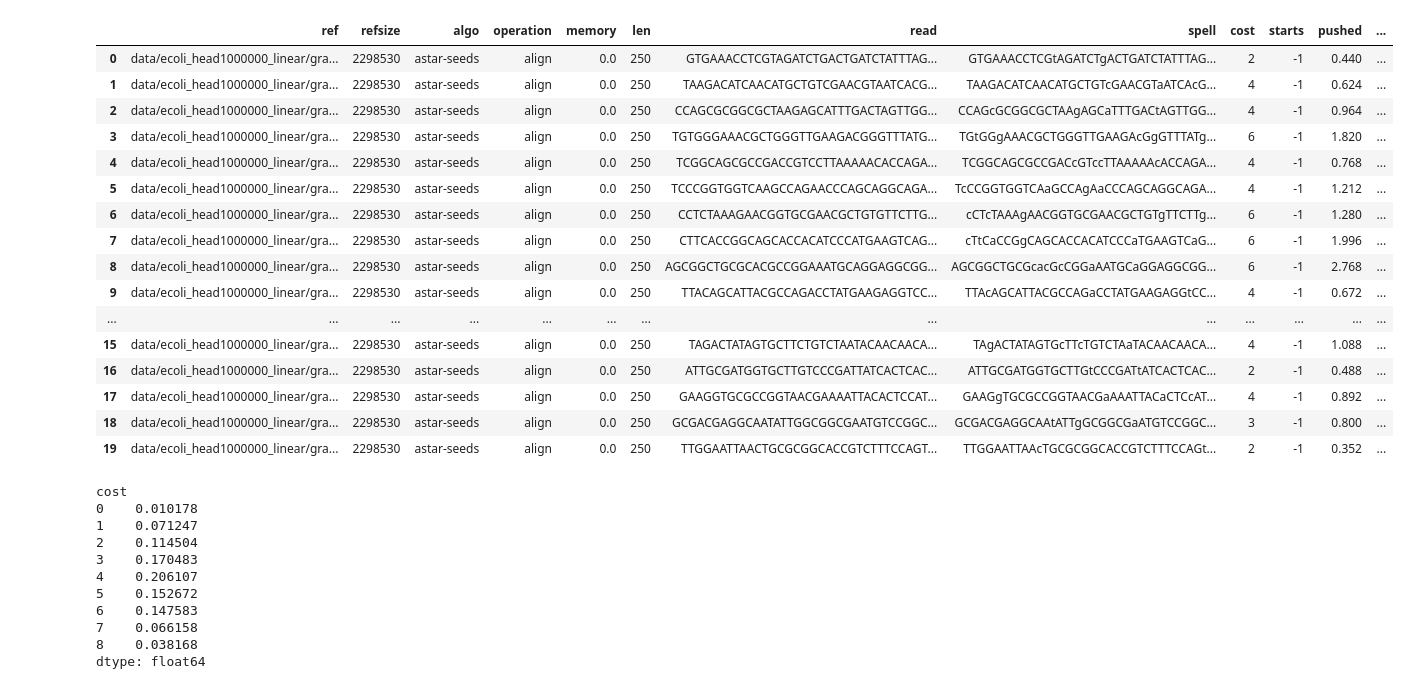
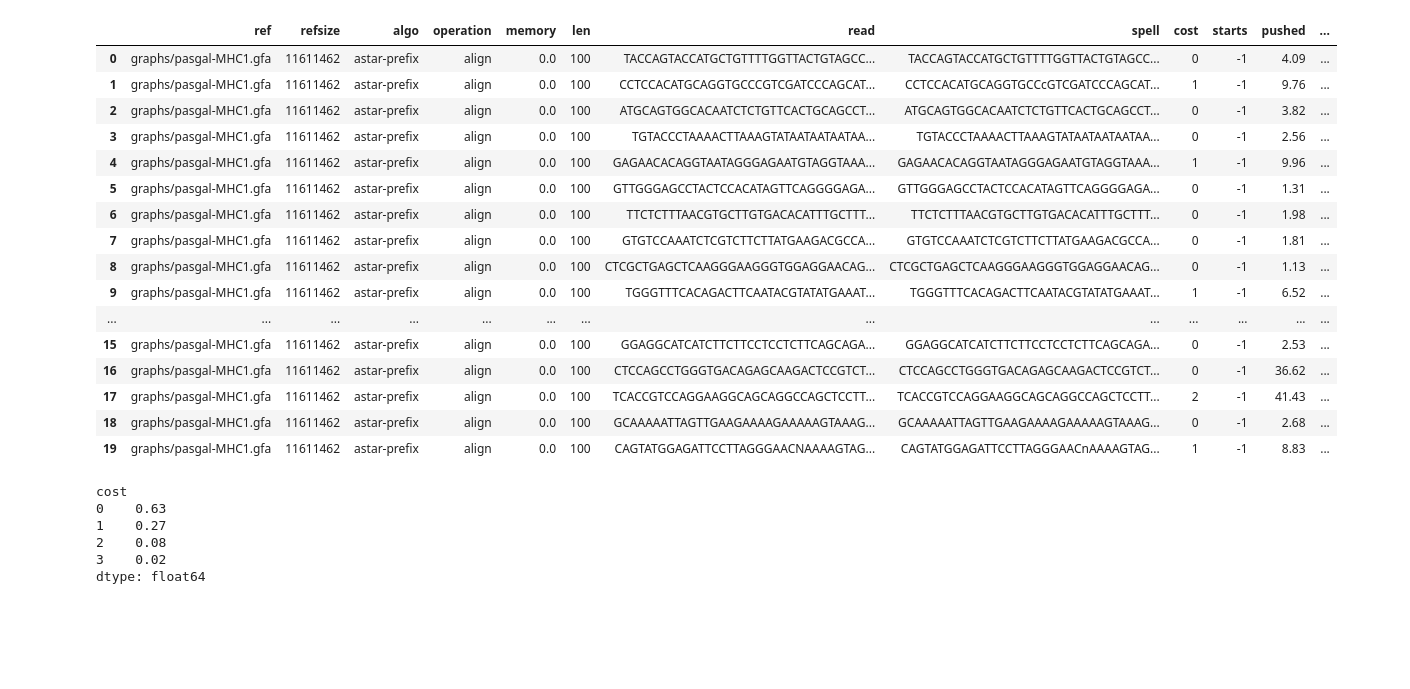
Before and after one commit to eth-sri/astarix, a Jupyter notebook: evals/astar_vs_dijkstra.ipynb, the cells around one changed output. Drawn from its saved outputs; the diff is of its cells as text; code cells hidden in the pictures; blank space fills up the shorter version.

```diff
--- a/evals/astar_vs_dijkstra.ipynb
+++ b/evals/astar_vs_dijkstra.ipynb
@@ -4,45 +4,43 @@ from header import*
 
 plt.rcParams.update({'font.size': 14})
 # %%
-experiment_name = 'Ecoli'
-df = read_astarix_performance('results/ecoli_illumina250_astar-seeds.tsv')
-df = df.append(read_astarix_performance('results/ecoli_illumina250_astar-prefix.tsv'), ignore_index=True)
+experiment_name = 'MHC'
+df = read_astarix_performance('results/MHC1-astarix-prefix/alignments.tsv')
+df = df.append(read_astarix_performance('results/MHC1-astarix-seeds/alignments.tsv'), ignore_index=True)
+
+#df = read_astarix_performance('results/ecoli_illumina250_astar-seeds.tsv')
+#df = df.append(read_astarix_performance('results/ecoli_illumina250_astar-prefix.tsv'), ignore_index=True)
 
 #df.algo = df.algo.replace(regex=r'astar.*', value='astar')
 reads = len(df)
 df = df[df.cost <= 8.0]
 
 #display(df.groupby('algo').mean())
 display(df.head(20))
 display(df.groupby('cost').size() / reads)
 # %% [output]
 |  | ref | refsize | algo | operation | memory | len | read | spell | cost | starts | pushed | ... |
-| 0 | data/ecoli_head1000000_linear/gra... | 2298530 | astar-seeds | align | 0.0 | 250 | GTGAAACCTCGTAGATCTGACTGATCTATTTAG... | GTGAAACCTCGtAGATCTgACTGATCTATTTAG... | 2 | -1 | 0.440 | ... |
-| 1 | data/ecoli_head1000000_linear/gra... | 2298530 | astar-seeds | align | 0.0 | 250 | TAAGACATCAACATGCTGTCGAACGTAATCACG... | TAAGACATCAACATGCTGTcGAACGTaATCAcG... | 4 | -1 | 0.624 | ... |
-| 2 | data/ecoli_head1000000_linear/gra... | 2298530 | astar-seeds | align | 0.0 | 250 | CCAGCGCGGCGCTAAGAGCATTTGACTAGTTGG... | CCAGcGCGGCGCTAAgAGCaTTTGACtAGTTGG... | 4 | -1 | 0.964 | ... |
-| 3 | data/ecoli_head1000000_linear/gra... | 2298530 | astar-seeds | align | 0.0 | 250 | TGTGGGAAACGCTGGGTTGAAGACGGGTTTATG... | TGtGGgAAACGCTGGGTTGAAGAcGgGTTTATg... | 6 | -1 | 1.820 | ... |
-| 4 | data/ecoli_head1000000_linear/gra... | 2298530 | astar-seeds | align | 0.0 | 250 | TCGGCAGCGCCGACCGTCCTTAAAAACACCAGA... | TCGGCAGCGCCGACcGTccTTAAAAAcACCAGA... | 4 | -1 | 0.768 | ... |
-| 5 | data/ecoli_head1000000_linear/gra... | 2298530 | astar-seeds | align | 0.0 | 250 | TCCCGGTGGTCAAGCCAGAACCCAGCAGGCAGA... | TcCCGGTGGTCAaGCCAgAaCCCAGCAGGCAGA... | 4 | -1 | 1.212 | ... |
-| 6 | data/ecoli_head1000000_linear/gra... | 2298530 | astar-seeds | align | 0.0 | 250 | CCTCTAAAGAACGGTGCGAACGCTGTGTTCTTG... | cCTcTAAAgAACGGTGCGAACGCTGTgTTCTTg... | 6 | -1 | 1.280 | ... |
-| 7 | data/ecoli_head1000000_linear/gra... | 2298530 | astar-seeds | align | 0.0 | 250 | CTTCACCGGCAGCACCACATCCCATGAAGTCAG... | cTtCaCCGgCAGCACCACATCCCaTGAAGTCaG... | 6 | -1 | 1.996 | ... |
-| 8 | data/ecoli_head1000000_linear/gra... | 2298530 | astar-seeds | align | 0.0 | 250 | AGCGGCTGCGCACGCCGGAAATGCAGGAGGCGG... | AGCGGCTGCGcacGcCGGaAATGCaGGAGGCGG... | 6 | -1 | 2.768 | ... |
-| 9 | data/ecoli_head1000000_linear/gra... | 2298530 | astar-seeds | align | 0.0 | 250 | TTACAGCATTACGCCAGACCTATGAAGAGGTCC... | TTAcAGCATTACGCCAGaCCTATGAAGAGGtCC... | 4 | -1 | 0.672 | ... |
+| 0 | graphs/pasgal-MHC1.gfa | 11611462 | astar-prefix | align | 0.0 | 100 | TACCAGTACCATGCTGTTTTGGTTACTGTAGCC... | TACCAGTACCATGCTGTTTTGGTTACTGTAGCC... | 0 | -1 | 4.09 | ... |
+| 1 | graphs/pasgal-MHC1.gfa | 11611462 | astar-prefix | align | 0.0 | 100 | CCTCCACATGCAGGTGCCCGTCGATCCCAGCAT... | CCTCCACATGCAGGTGCCcGTCGATCCCAGCAT... | 1 | -1 | 9.76 | ... |
+| 2 | graphs/pasgal-MHC1.gfa | 11611462 | astar-prefix | align | 0.0 | 100 | ATGCAGTGGCACAATCTCTGTTCACTGCAGCCT... | ATGCAGTGGCACAATCTCTGTTCACTGCAGCCT... | 0 | -1 | 3.82 | ... |
+| 3 | graphs/pasgal-MHC1.gfa | 11611462 | astar-prefix | align | 0.0 | 100 | TGTACCCTAAAACTTAAAGTATAATAATAATAA... | TGTACCCTAAAACTTAAAGTATAATAATAATAA... | 0 | -1 | 2.56 | ... |
+| 4 | graphs/pasgal-MHC1.gfa | 11611462 | astar-prefix | align | 0.0 | 100 | GAGAACACAGGTAATAGGGAGAATGTAGGTAAA... | GAGAACACAGGTAATAGGGAGAATGTAGGTAAA... | 1 | -1 | 9.96 | ... |
+| 5 | graphs/pasgal-MHC1.gfa | 11611462 | astar-prefix | align | 0.0 | 100 | GTTGGGAGCCTACTCCACATAGTTCAGGGGAGA... | GTTGGGAGCCTACTCCACATAGTTCAGGGGAGA... | 0 | -1 | 1.31 | ... |
+| 6 | graphs/pasgal-MHC1.gfa | 11611462 | astar-prefix | align | 0.0 | 100 | TTCTCTTTAACGTGCTTGTGACACATTTGCTTT... | TTCTCTTTAACGTGCTTGTGACACATTTGCTTT... | 0 | -1 | 1.98 | ... |
+| 7 | graphs/pasgal-MHC1.gfa | 11611462 | astar-prefix | align | 0.0 | 100 | GTGTCCAAATCTCGTCTTCTTATGAAGACGCCA... | GTGTCCAAATCTCGTCTTCTTATGAAGACGCCA... | 0 | -1 | 1.81 | ... |
+| 8 | graphs/pasgal-MHC1.gfa | 11611462 | astar-prefix | align | 0.0 | 100 | CTCGCTGAGCTCAAGGGAAGGGTGGAGGAACAG... | CTCGCTGAGCTCAAGGGAAGGGTGGAGGAACAG... | 0 | -1 | 1.13 | ... |
+| 9 | graphs/pasgal-MHC1.gfa | 11611462 | astar-prefix | align | 0.0 | 100 | TGGGTTTCACAGACTTCAATACGTATATGAAAT... | TGGGTTTCACAGACTTCAATACGTATATGAAAT... | 1 | -1 | 6.52 | ... |
 | ... | ... | ... | ... | ... | ... | ... | ... | ... | ... | ... | ... | ... |
-| 15 | data/ecoli_head1000000_linear/gra... | 2298530 | astar-seeds | align | 0.0 | 250 | TAGACTATAGTGCTTCTGTCTAATACAACAACA... | TAgACTATAGTGcTTcTGTCTAaTACAACAACA... | 4 | -1 | 1.088 | ... |
-| 16 | data/ecoli_head1000000_linear/gra... | 2298530 | astar-seeds | align | 0.0 | 250 | ATTGCGATGGTGCTTGTCCCGATTATCACTCAC... | ATTGCGATGGTGCTTGtCCCGATtATCACTCAC... | 2 | -1 | 0.488 | ... |
-| 17 | data/ecoli_head1000000_linear/gra... | 2298530 | astar-seeds | align | 0.0 | 250 | GAAGGTGCGCCGGTAACGAAAATTACACTCCAT... | GAAGgTGCGCCGGTAACGaAAATTACaCTCcAT... | 4 | -1 | 0.892 | ... |
-| 18 | data/ecoli_head1000000_linear/gra... | 2298530 | astar-seeds | align | 0.0 | 250 | GCGACGAGGCAATATTGGCGGCGAATGTCCGGC... | GCGACGAGGCAAtATTgGCGGCGaATGTCCGGC... | 3 | -1 | 0.800 | ... |
-| 19 | data/ecoli_head1000000_linear/gra... | 2298530 | astar-seeds | align | 0.0 | 250 | TTGGAATTAACTGCGCGGCACCGTCTTTCCAGT... | TTGGAATTAAcTGCGCGGCACCGTCTTTCCAGt... | 2 | -1 | 0.352 | ... |
+| 15 | graphs/pasgal-MHC1.gfa | 11611462 | astar-prefix | align | 0.0 | 100 | GGAGGCATCATCTTCTTCCTCCTCTTCAGCAGA... | GGAGGCATCATCTTCTTCCTCCTCTTCAGCAGA... | 0 | -1 | 2.53 | ... |
+| 16 | graphs/pasgal-MHC1.gfa | 11611462 | astar-prefix | align | 0.0 | 100 | CTCCAGCCTGGGTGACAGAGCAAGACTCCGTCT... | CTCCAGCCTGGGTGACAGAGCAAGACTCCGTCT... | 0 | -1 | 36.62 | ... |
+| 17 | graphs/pasgal-MHC1.gfa | 11611462 | astar-prefix | align | 0.0 | 100 | TCACCGTCCAGGAAGGCAGCAGGCCAGCTCCTT... | TCACCGTCCAGGAAGGCAGCAGGCCAGCTCCTT... | 2 | -1 | 41.43 | ... |
+| 18 | graphs/pasgal-MHC1.gfa | 11611462 | astar-prefix | align | 0.0 | 100 | GCAAAAATTAGTTGAAGAAAAGAAAAAGTAAAG... | GCAAAAATTAGTTGAAGAAAAGAAAAAGTAAAG... | 0 | -1 | 2.68 | ... |
+| 19 | graphs/pasgal-MHC1.gfa | 11611462 | astar-prefix | align | 0.0 | 100 | CAGTATGGAGATTCCTTAGGGAACNAAAAGTAG... | CAGTATGGAGATTCCTTAGGGAACnAAAAGTAG... | 1 | -1 | 8.83 | ... |
 cost
-0    0.010178
-1    0.071247
-2    0.114504
-3    0.170483
-4    0.206107
-5    0.152672
-6    0.147583
-7    0.066158
-8    0.038168
+0    0.63
+1    0.27
+2    0.08
+3    0.02
 dtype: float64
 # %%
 def astar_vs_dijkstra_img(df, x, y, hline, prefix):
```
Also changed, not shown: parts of 2 cells of this notebook, 9 other files.
